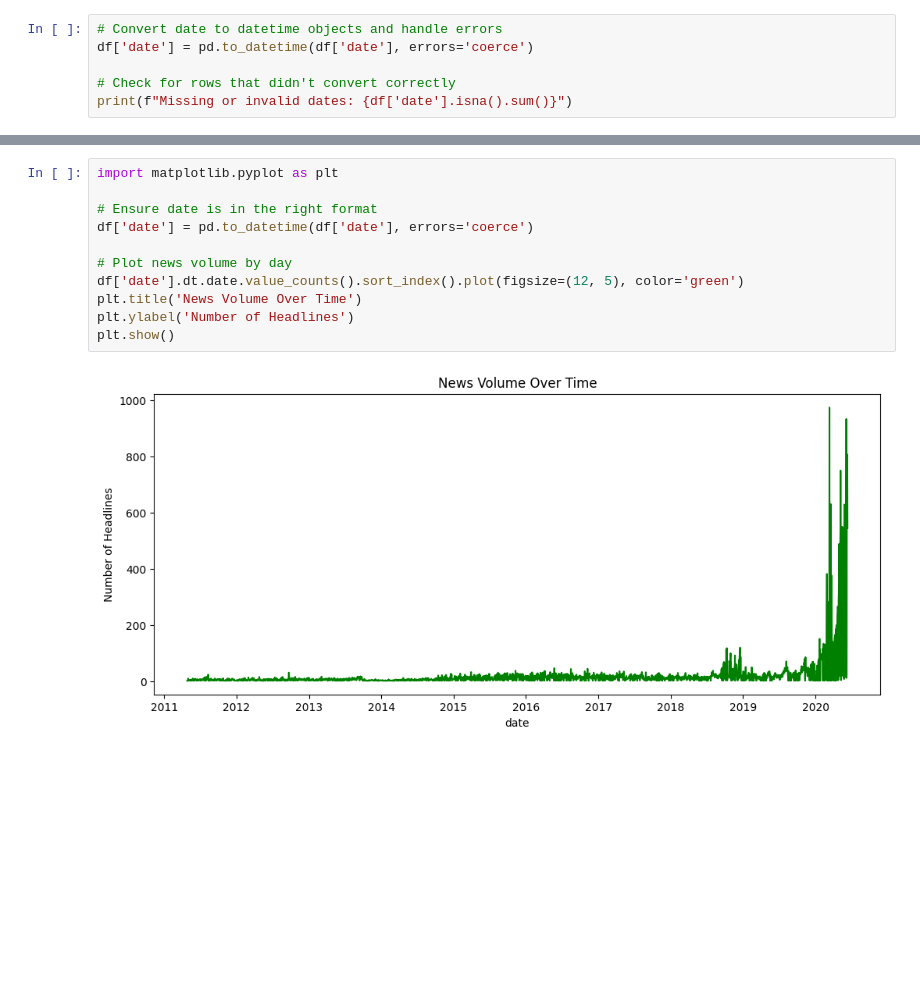
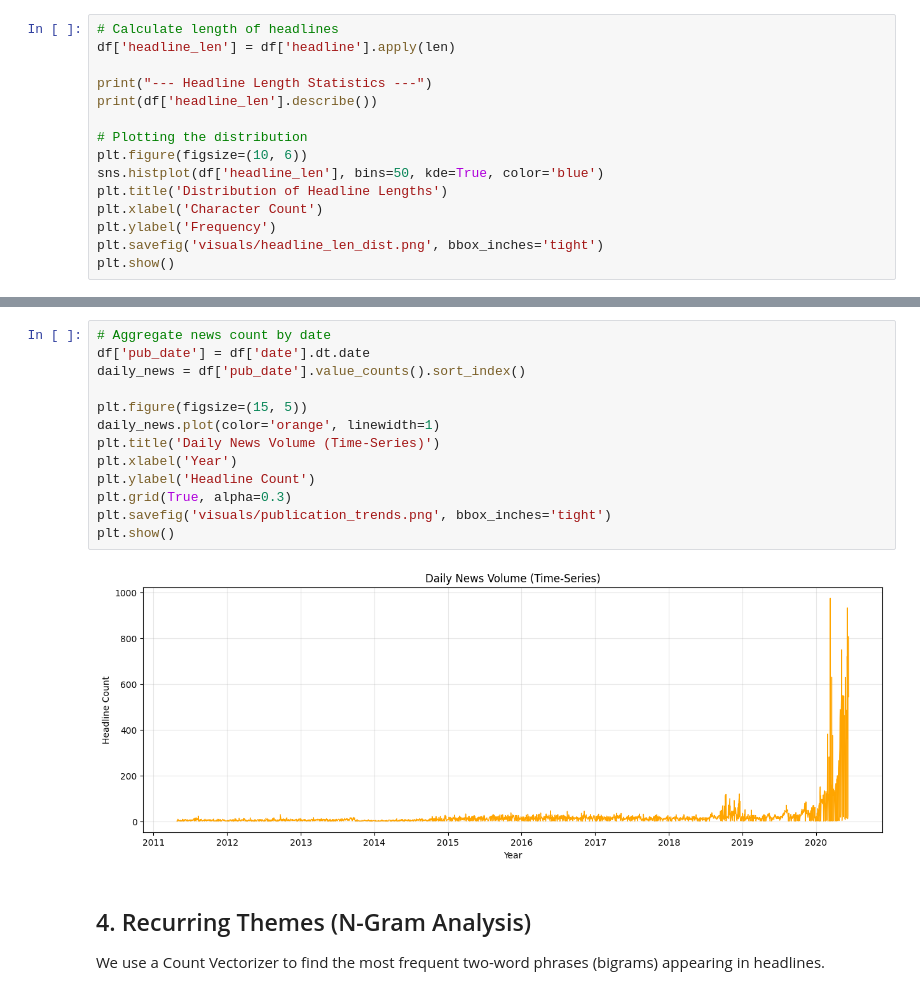
Before and after one commit to Solih06/nova-financial-analysis, a Jupyter notebook: notebooks/eda_analysis.ipynb, the cells around one changed output, grey strips where cells are left out. Drawn from its saved outputs; the diff is of its cells as text; blank space fills up the shorter version.

Commit message:
feat: complete Task 1 EDA and Task 2 technical indicators with visuals

```diff
--- a/notebooks/eda_analysis.ipynb
+++ b/notebooks/eda_analysis.ipynb
@@ -22,7 +38,16 @@ ModuleNotFoundError: No module named 'sklearn'
 # %%
-# Convert date to datetime objects and handle errors
-df['date'] = pd.to_datetime(df['date'], errors='coerce')
+# Calculate length of headlines
+df['headline_len'] = df['headline'].apply(len)
 
-# Check for rows that didn't convert correctly
-print(f"Missing or invalid dates: {df['date'].isna().sum()}")
+print("--- Headline Length Statistics ---")
+print(df['headline_len'].describe())
+
+# Plotting the distribution
+plt.figure(figsize=(10, 6))
+sns.histplot(df['headline_len'], bins=50, kde=True, color='blue')
+plt.title('Distribution of Headline Lengths')
+plt.xlabel('Character Count')
+plt.ylabel('Frequency')
+plt.savefig('visuals/headline_len_dist.png', bbox_inches='tight')
+plt.show()
 # %% [output]
@@ -57,14 +84,19 @@ Name: count, dtype: int64
 # %%
-import matplotlib.pyplot as plt
+# Aggregate news count by date
+df['pub_date'] = df['date'].dt.date
+daily_news = df['pub_date'].value_counts().sort_index()
 
-# Ensure date is in the right format
-df['date'] = pd.to_datetime(df['date'], errors='coerce')
-
-# Plot news volume by day
-df['date'].dt.date.value_counts().sort_index().plot(figsize=(12, 5), color='green')
-plt.title('News Volume Over Time')
-plt.ylabel('Number of Headlines')
+plt.figure(figsize=(15, 5))
+daily_news.plot(color='orange', linewidth=1)
+plt.title('Daily News Volume (Time-Series)')
+plt.xlabel('Year')
+plt.ylabel('Headline Count')
+plt.grid(True, alpha=0.3)
+plt.savefig('visuals/publication_trends.png', bbox_inches='tight')
 plt.show()
 # %% [output]
-[figure, old version]
+[figure, new version]
+# %% [markdown]
+## 4. Recurring Themes (N-Gram Analysis)
+We use a Count Vectorizer to find the most frequent two-word phrases (bigrams) appearing in headlines.
 # %%
```
Also changed, not shown: parts of 8 cells of this notebook, 7 other files.
